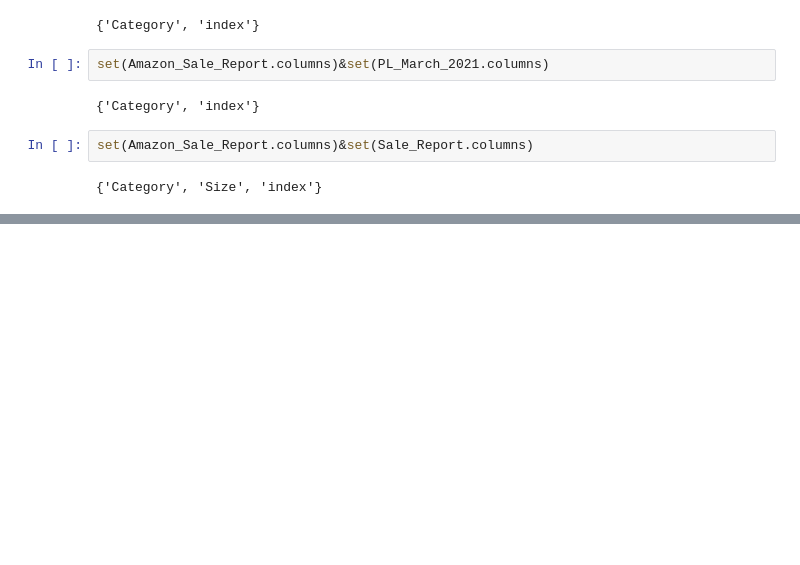
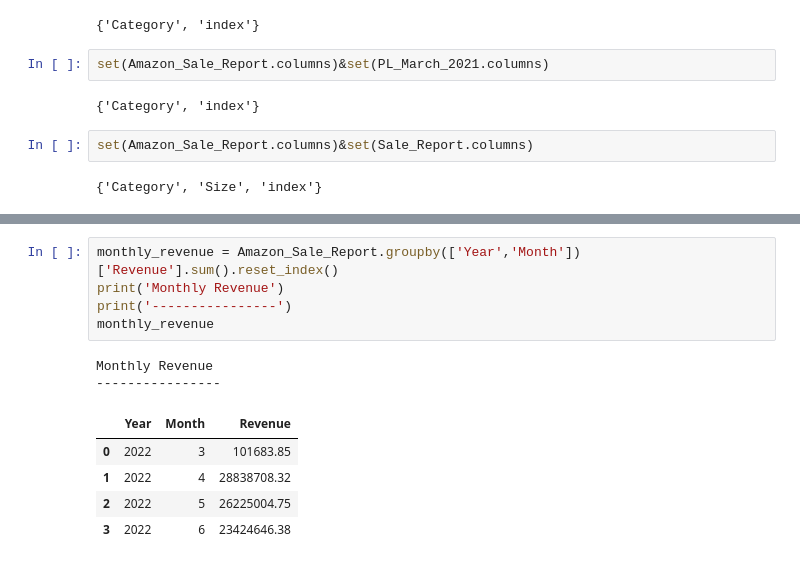
Before and after one commit to Yobil-Job/Ecommerece_Bussines_Intelligence, a Jupyter notebook: Ecommerce_Bussines_Intelligence.ipynb, the cells around one changed output, grey strips where cells are left out. Saved outputs shown, nothing was run; the diff lists cells and outputs as text; blank space fills up the shorter version.

```diff
--- a/Ecommerce_Bussines_Intelligence.ipynb
+++ b/Ecommerce_Bussines_Intelligence.ipynb
@@ -219,0 +402,13 @@ set(Amazon_Sale_Report.columns)&set(Sale_Report.columns)
+# %%
+monthly_revenue = Amazon_Sale_Report.groupby(['Year','Month'])['Revenue'].sum().reset_index()
+print('Monthly Revenue')
+print('----------------')
+monthly_revenue
+# %% [output]
+Monthly Revenue
+----------------
+|  | Year | Month | Revenue |
+| 0 | 2022 | 3 | 101683.85 |
+| 1 | 2022 | 4 | 28838708.32 |
+| 2 | 2022 | 5 | 26225004.75 |
+| 3 | 2022 | 6 | 23424646.38 |
```
Also changed, not shown: parts of 31 cells of this notebook, 1 other file.
